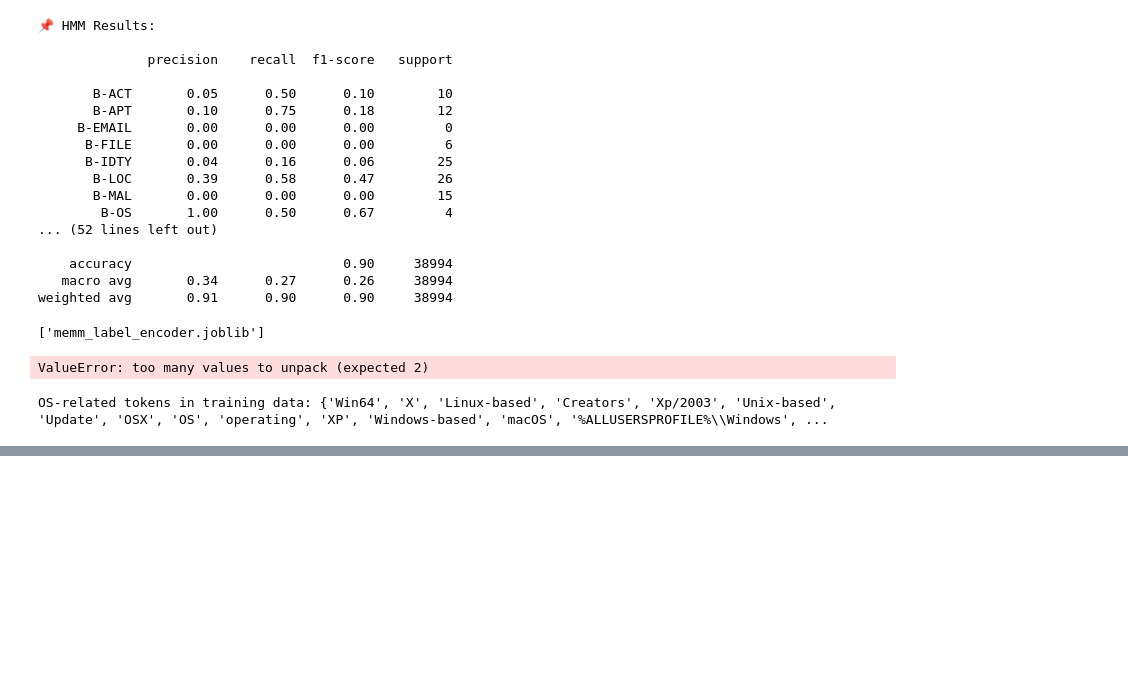
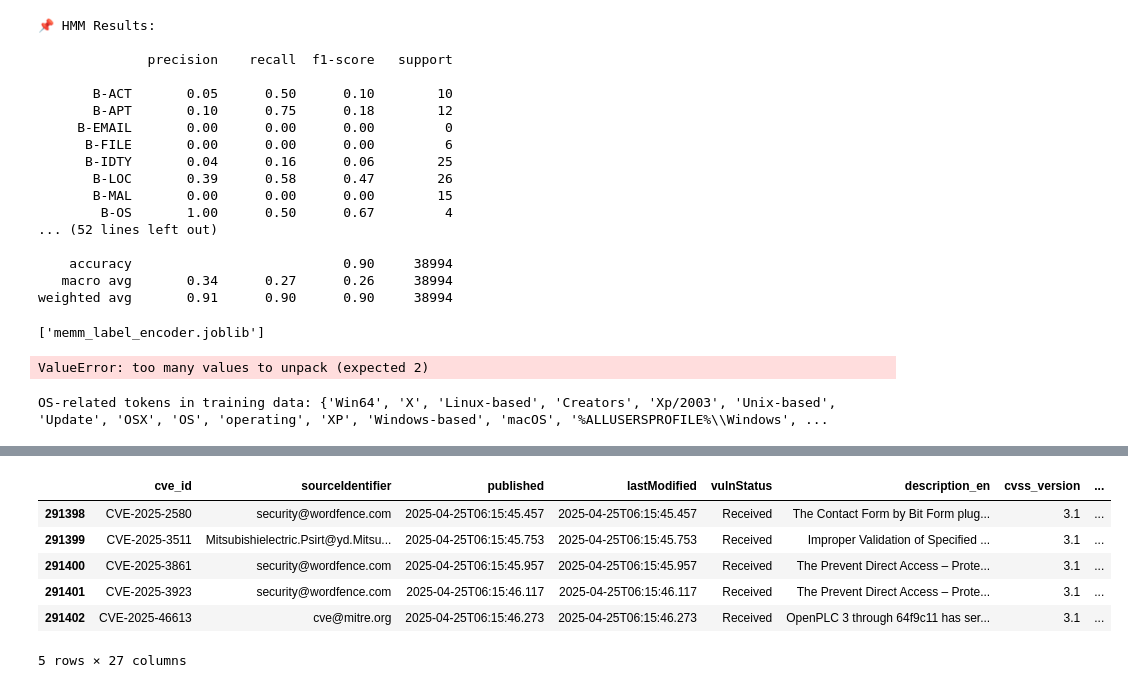
Before and after one commit to vibodhbhosure/NIST-NVD-Extraction, a Jupyter notebook: dataTransformer.ipynb, the cells around one changed output, grey strips where cells are left out. Cells and saved outputs as stored; diff of their text form; code cells hidden in the pictures; blank space fills up the shorter version.

```diff
--- a/dataTransformer.ipynb
+++ b/dataTransformer.ipynb
@@ -286,0 +542,14 @@ OS-related tokens in training data: {'Win64', 'X', 'Linux-based', 'Creators', 'X
+# %%
+import pandas as pd
+
+df = pd.read_csv("output.csv")
+# %%
+df.tail()
+# %% [output]
+|  | cve_id | sourceIdentifier | published | lastModified | vulnStatus | description_en | cvss_version | ... |
+| 291398 | CVE-2025-2580 | security@wordfence.com | 2025-04-25T06:15:45.457 | 2025-04-25T06:15:45.457 | Received | The Contact Form by Bit Form plug... | 3.1 | ... |
+| 291399 | CVE-2025-3511 | Mitsubishielectric.Psirt@yd.Mitsu... | 2025-04-25T06:15:45.753 | 2025-04-25T06:15:45.753 | Received | Improper Validation of Specified ... | 3.1 | ... |
+| 291400 | CVE-2025-3861 | security@wordfence.com | 2025-04-25T06:15:45.957 | 2025-04-25T06:15:45.957 | Received | The Prevent Direct Access – Prote... | 3.1 | ... |
+| 291401 | CVE-2025-3923 | security@wordfence.com | 2025-04-25T06:15:46.117 | 2025-04-25T06:15:46.117 | Received | The Prevent Direct Access – Prote... | 3.1 | ... |
+| 291402 | CVE-2025-46613 | cve@mitre.org | 2025-04-25T06:15:46.273 | 2025-04-25T06:15:46.273 | Received | OpenPLC 3 through 64f9c11 has ser... | 3.1 | ... |
+5 rows × 27 columns
```
Also changed, not shown: parts of 7 cells of this notebook, 18 other files.
